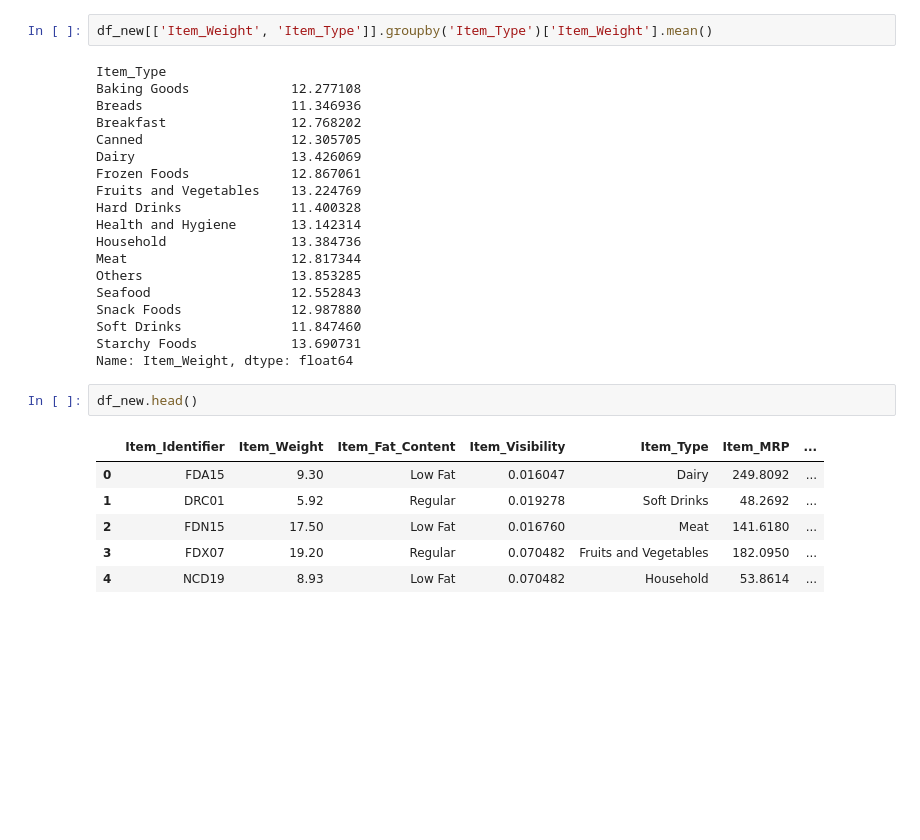
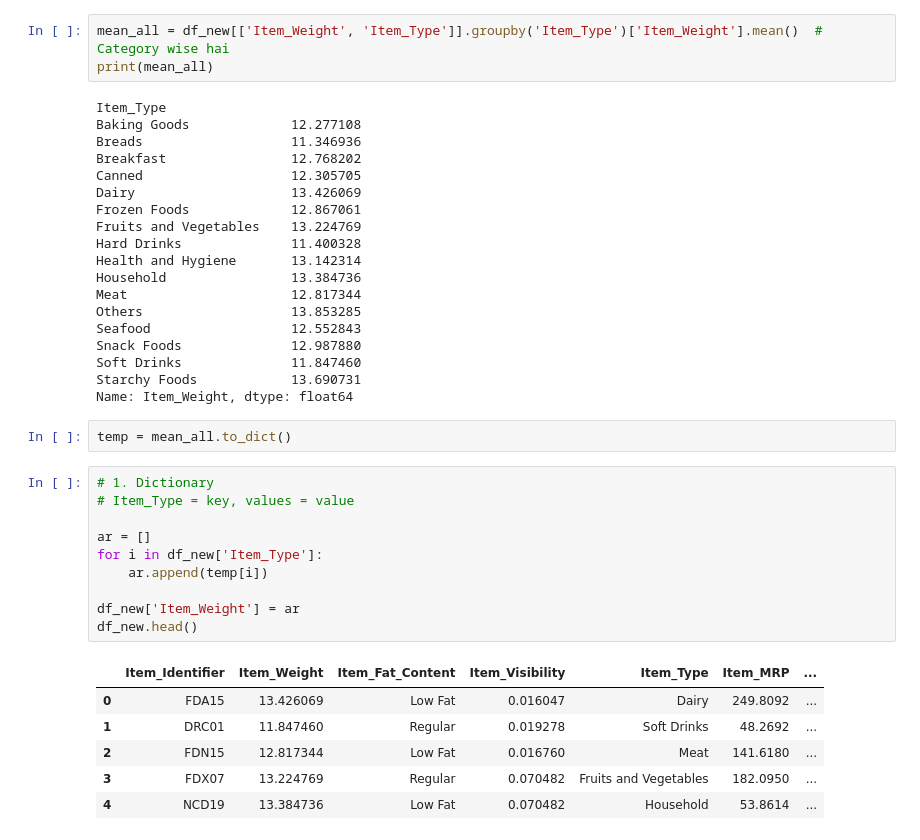
Before and after one commit to loganrane/MachineLearning101, a Jupyter notebook: Projects/Pandas Basics.ipynb, the cells around one changed output. Saved outputs shown, nothing was run; the diff lists cells and outputs as text; blank space fills up the shorter version.

```diff
--- a/Projects/Pandas Basics.ipynb
+++ b/Projects/Pandas Basics.ipynb
@@ -332,7 +332,8 @@ df_new[['Item_Weight', 'Item_Type']].groupby('Item_Type')['Item_Weight'].transfo
 8522    11.847460
 Name: Item_Weight, Length: 8523, dtype: float64
 # %%
-df_new[['Item_Weight', 'Item_Type']].groupby('Item_Type')['Item_Weight'].mean()
+mean_all = df_new[['Item_Weight', 'Item_Type']].groupby('Item_Type')['Item_Weight'].mean()  # Category wise hai
+print(mean_all)
 # %% [output]
 Item_Type
 Baking Goods             12.277108
@@ -352,12 +353,22 @@ Snack Foods              12.987880
 Soft Drinks              11.847460
 Starchy Foods            13.690731
 Name: Item_Weight, dtype: float64
-# %%
-df_new.head()
-# %% [output]
-|  | Item_Identifier | Item_Weight | Item_Fat_Content | Item_Visibility | Item_Type | Item_MRP | ... |
-| 0 | FDA15 | 9.30 | Low Fat | 0.016047 | Dairy | 249.8092 | ... |
-| 1 | DRC01 | 5.92 | Regular | 0.019278 | Soft Drinks | 48.2692 | ... |
-| 2 | FDN15 | 17.50 | Low Fat | 0.016760 | Meat | 141.6180 | ... |
-| 3 | FDX07 | 19.20 | Regular | 0.070482 | Fruits and Vegetables | 182.0950 | ... |
-| 4 | NCD19 | 8.93 | Low Fat | 0.070482 | Household | 53.8614 | ... |
+# %%
+temp = mean_all.to_dict()
+# %%
+# 1. Dictionary
+# Item_Type = key, values = value
+
+ar = []
+for i in df_new['Item_Type']:
+    ar.append(temp[i])
+
+df_new['Item_Weight'] = ar
+df_new.head()
+# %% [output]
+|  | Item_Identifier | Item_Weight | Item_Fat_Content | Item_Visibility | Item_Type | Item_MRP | ... |
+| 0 | FDA15 | 13.426069 | Low Fat | 0.016047 | Dairy | 249.8092 | ... |
+| 1 | DRC01 | 11.847460 | Regular | 0.019278 | Soft Drinks | 48.2692 | ... |
+| 2 | FDN15 | 12.817344 | Low Fat | 0.016760 | Meat | 141.6180 | ... |
+| 3 | FDX07 | 13.224769 | Regular | 0.070482 | Fruits and Vegetables | 182.0950 | ... |
+| 4 | NCD19 | 13.384736 | Low Fat | 0.070482 | Household | 53.8614 | ... |
```
Also changed, not shown: parts of 3 cells of this notebook.
